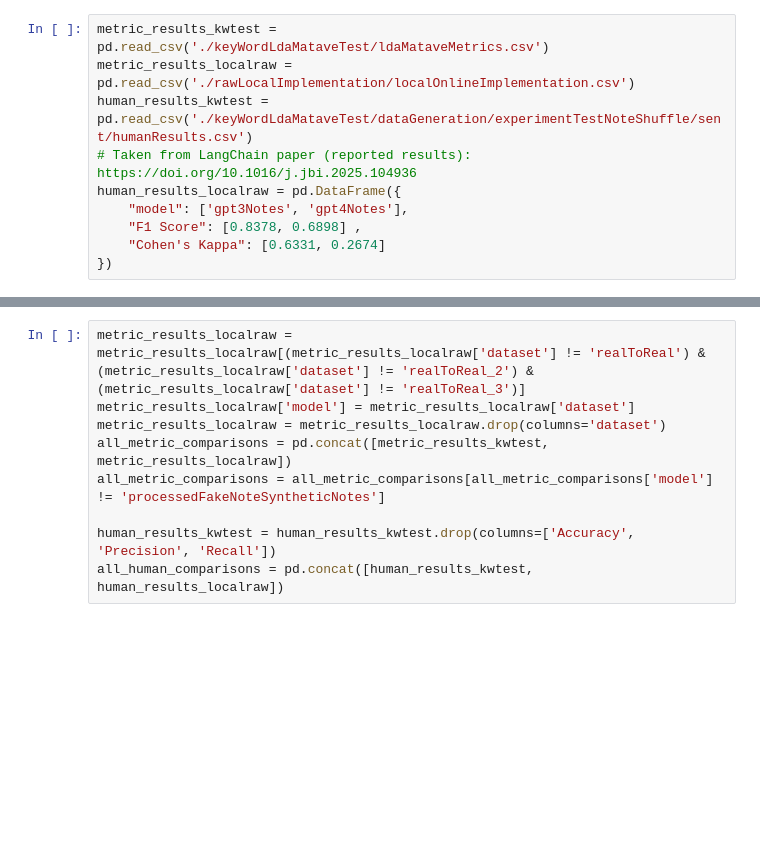
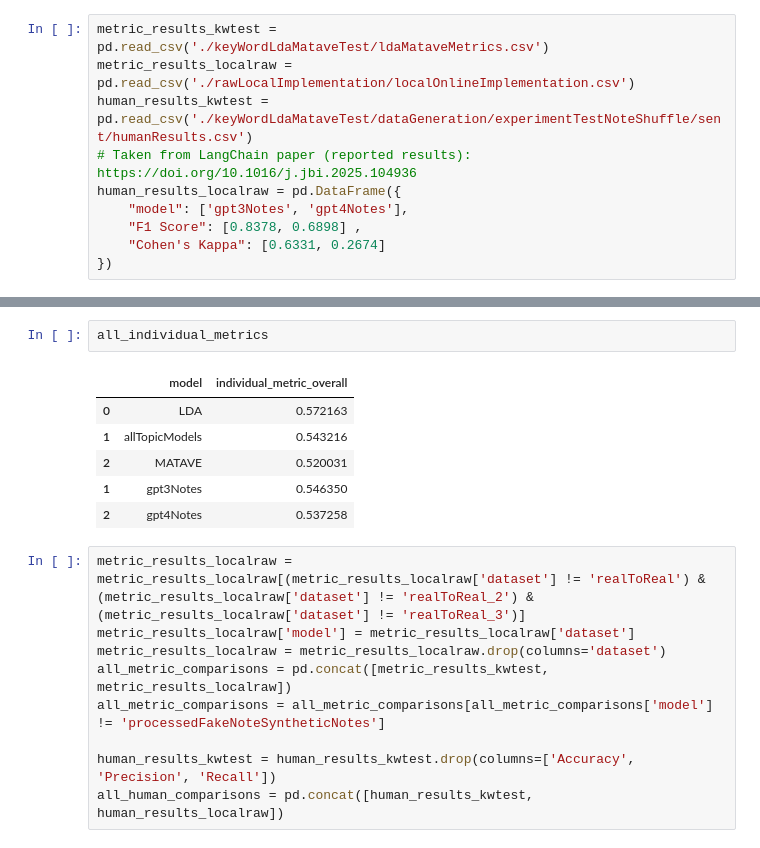
Before and after one commit to isabel-ronan/localSyntheticData, a Jupyter notebook: comparing_all.ipynb, the cells around one changed output, grey strips where cells are left out. Cells and saved outputs as stored; diff of their text form; blank space fills up the shorter version.

```diff
--- a/comparing_all.ipynb
+++ b/comparing_all.ipynb
@@ -15,3 +25,12 @@ human_results_localraw = pd.DataFrame({
+# %%
+all_individual_metrics
+# %% [output]
+|  | model | individual_metric_overall |
+| 0 | LDA | 0.572163 |
+| 1 | allTopicModels | 0.543216 |
+| 2 | MATAVE | 0.520031 |
+| 1 | gpt3Notes | 0.546350 |
+| 2 | gpt4Notes | 0.537258 |
 # %%
 metric_results_localraw = metric_results_localraw[(metric_results_localraw['dataset'] != 'realToReal') & (metric_results_localraw['dataset'] != 'realToReal_2') & (metric_results_localraw['dataset'] != 'realToReal_3')]
 metric_results_localraw['model'] = metric_results_localraw['dataset']
```
Also changed, not shown: parts of 5 cells of this notebook, 3 other files.
